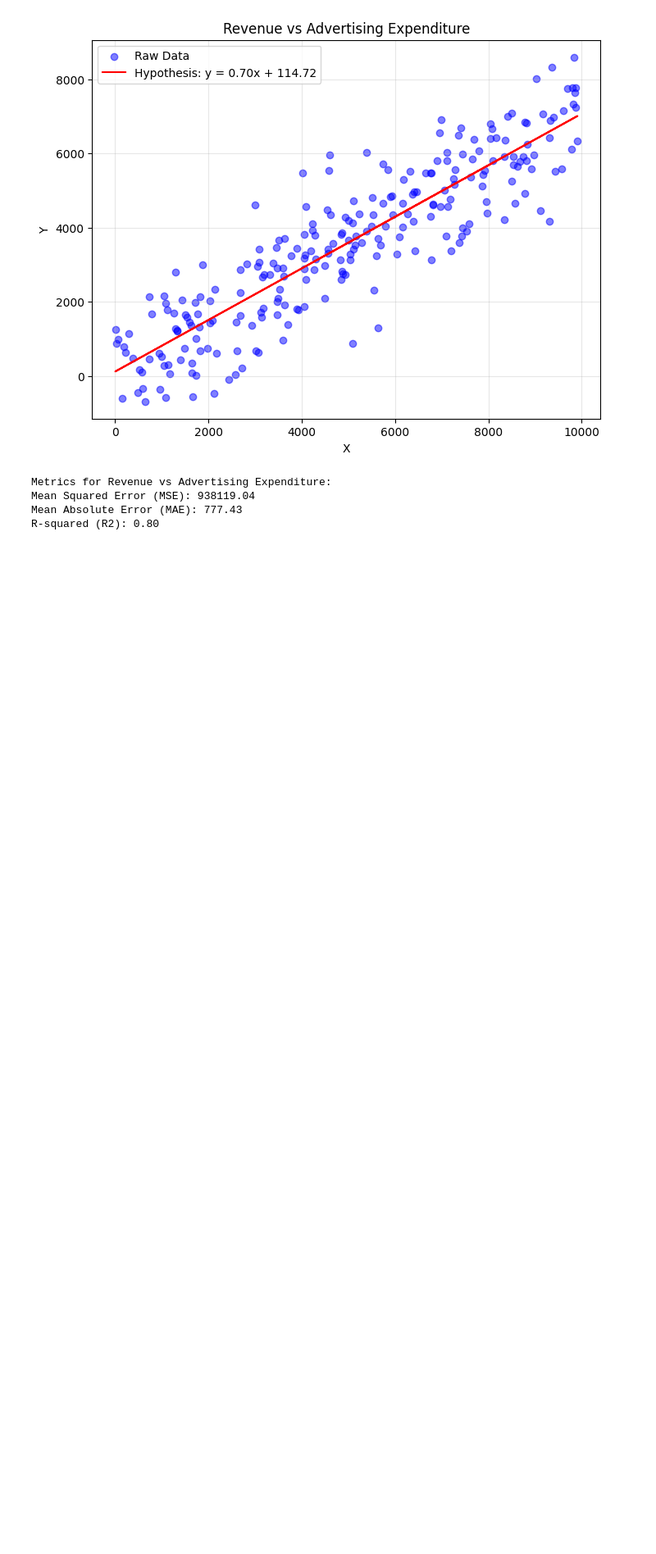
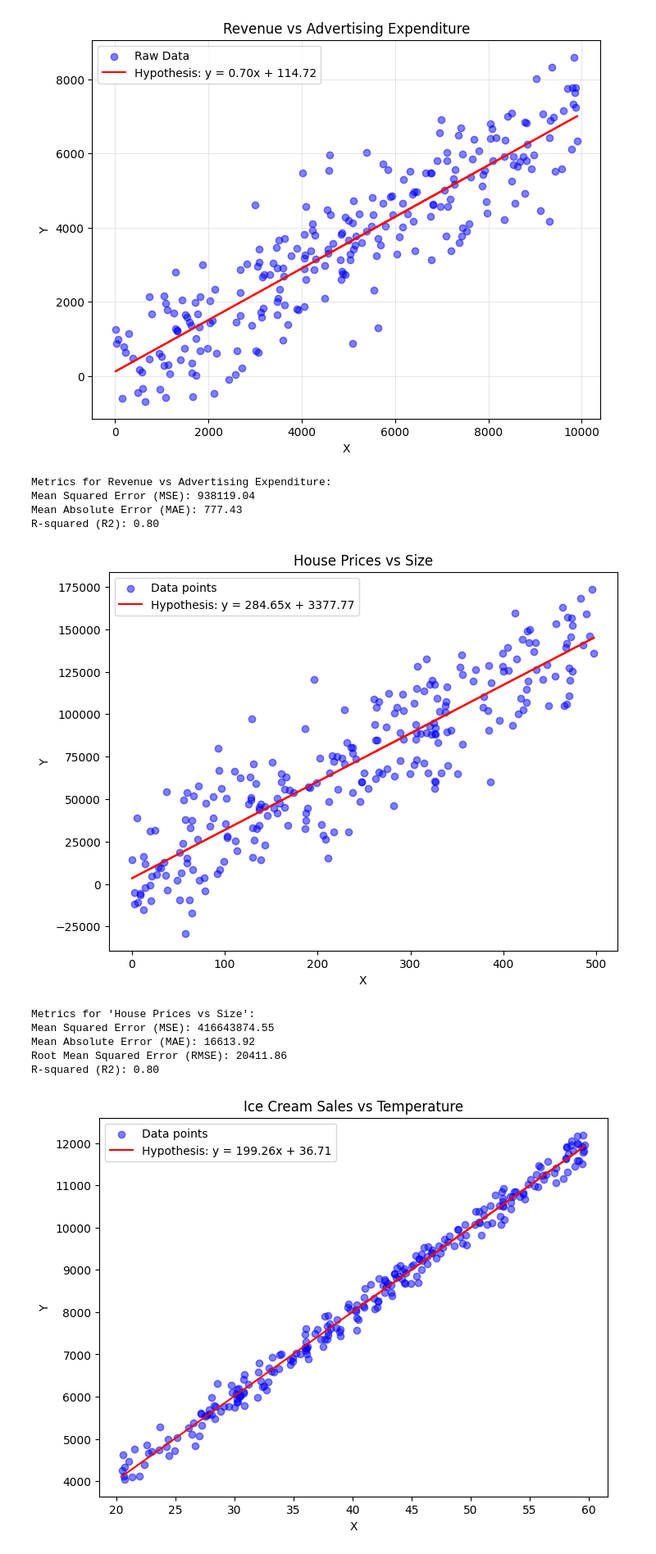
Before and after one commit to paparajeya/machine-learning, a Jupyter notebook: notebook/1_linear_regression.ipynb, the cells around one changed output. Shown at 82% size. Cells and saved outputs as stored; diff of their text form; code cells hidden in the pictures; blank space fills up the shorter version.

Commit message:
Refactor dataset creation methods and add prediction functionality

```diff
--- a/notebook/1_linear_regression.ipynb
+++ b/notebook/1_linear_regression.ipynb
@@ -144,3 +164,47 @@ Metrics for Revenue vs Advertising Expenditure:
 Mean Squared Error (MSE): 938119.04
 Mean Absolute Error (MAE): 777.43
 R-squared (R2): 0.80
+# %%
+from libs.helper import Helper
+
+helper = Helper()
+
+# Generate some data points along a line with some noise
+dataset = [
+    helper.create_linear_dataset(title="House Prices vs Size", slope=300, intercept=20000, noise=20000),
+    helper.create_linear_dataset(title="Ice Cream Sales vs Temperature", slope=200, x_range=40, x_min=20, intercept=0, noise=200),
+    helper.create_linear_dataset(title="Revenue vs Advertising Expenditure", slope=0.7, x_range=10000, intercept=1000, noise=1000)
+]
+
+# Iterate over datasets
+for x, y, title in dataset:
+    # Train model
+    slope, intercept = helper.simple_linear_regression(x, y)
+
+    # Predict using hypothesis
+    y_pred = helper.get_predictions(x, (slope, intercept))
+
+    # Calculate metrics manually (NumPy)
+    mse = helper.mean_squared_error(y, y_pred)  # Mean Squared Error
+    mae = helper.mean_absolute_error(y, y_pred)  # Mean Absolute Error
+    rmse = helper.root_mean_squared_error(y, y_pred)  # Root Mean Squared Error
+    r2 = helper.r_squared(y, y_pred)  # R-squared
+
+    # Plot results
+    helper.plot_dataset_with_hypothesis(title, x, y, y_pred, slope, intercept)
+
+    # Display error metrics
+    print(f"Metrics for '{title}':")
+    print(f"Mean Squared Error (MSE): {mse:.2f}")
+    print(f"Mean Absolute Error (MAE): {mae:.2f}")
+    print(f"Root Mean Squared Error (RMSE): {rmse:.2f}")
+    print(f"R-squared (R2): {r2:.2f}")
+    print("\n")
+# %% [output]
+[figure, added]
+Metrics for 'House Prices vs Size':
+Mean Squared Error (MSE): 416643874.55
+Mean Absolute Error (MAE): 16613.92
+Root Mean Squared Error (RMSE): 20411.86
+R-squared (R2): 0.80
+[figure, added]
```
Also changed, not shown: parts of 10 cells of this notebook, 3 other files.
